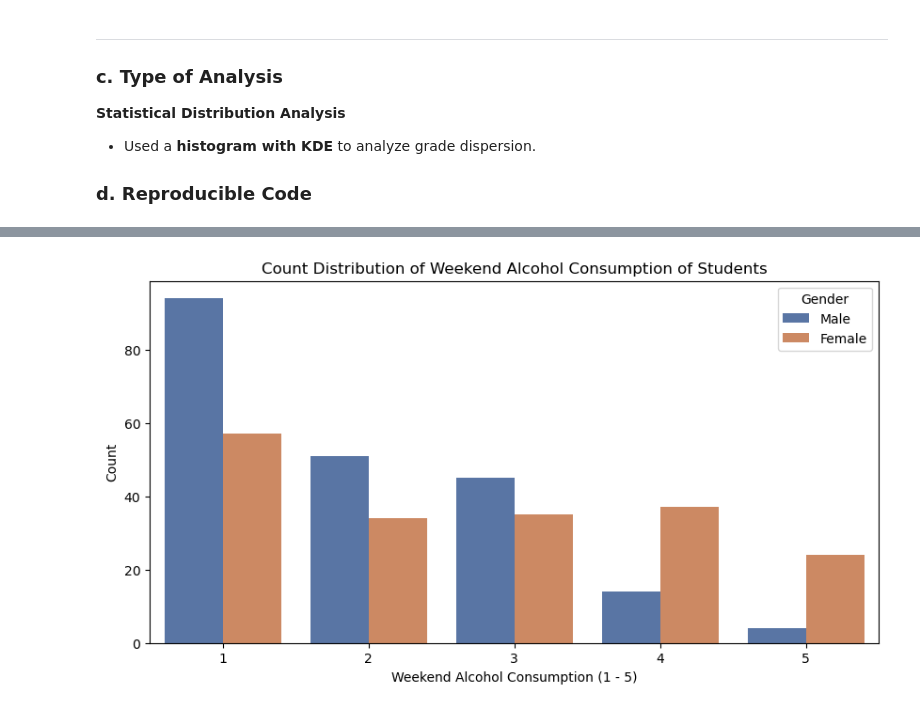
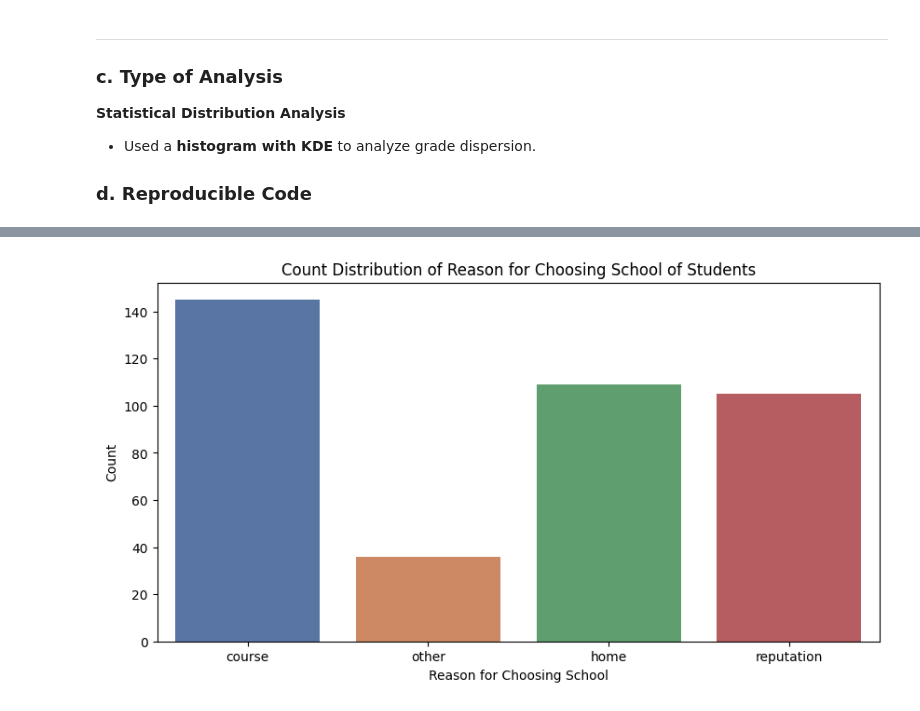
Before and after one commit to royruik/CSI4142_Assignments, a Jupyter notebook: A1_Jupyter_Analysis.ipynb, the cells around one changed output, grey strips where cells are left out. Drawn from its saved outputs; the diff is of its cells as text; code cells hidden in the pictures.

```diff
--- a/A1_Jupyter_Analysis.ipynb
+++ b/A1_Jupyter_Analysis.ipynb
@@ -260,19 +245,16 @@ The count distribution shows that more male students have lower alcohol consumpt
 # %%
 # Create figure
 plt.figure(figsize=(10,5))
 
 # Corrected Countplot with hue
-sns.countplot(x="Walc", data=student_mat, hue="sex", palette="deep")
+sns.countplot(x="reason", data=student_mat, hue= "reason", palette="deep", legend=False)
 
 # Labels and Title
-plt.xlabel("Weekend Alcohol Consumption (1 - 5)")
+plt.xlabel("Reason for Choosing School")
 plt.ylabel("Count")
-plt.title("Count Distribution of Weekend Alcohol Consumption of Students")
-
-# Add legend manually
-plt.legend(title="Gender", labels=["Male", "Female"])
+plt.title("Count Distribution of Reason for Choosing School of Students")
 
 # Show plot
 plt.show()
 # %% [output]
-[figure, old version]
+[figure, new version]
```
Also changed, not shown: parts of 7 cells of this notebook.
